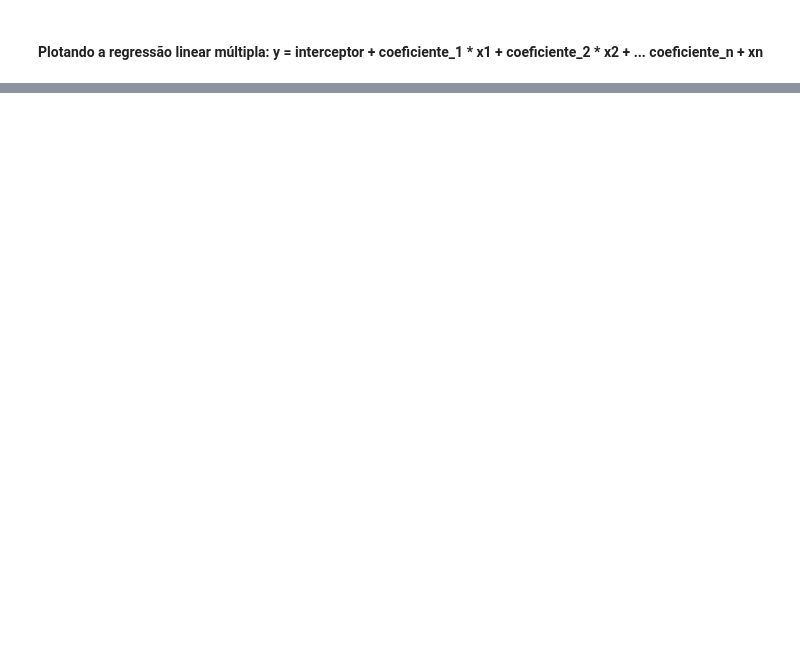
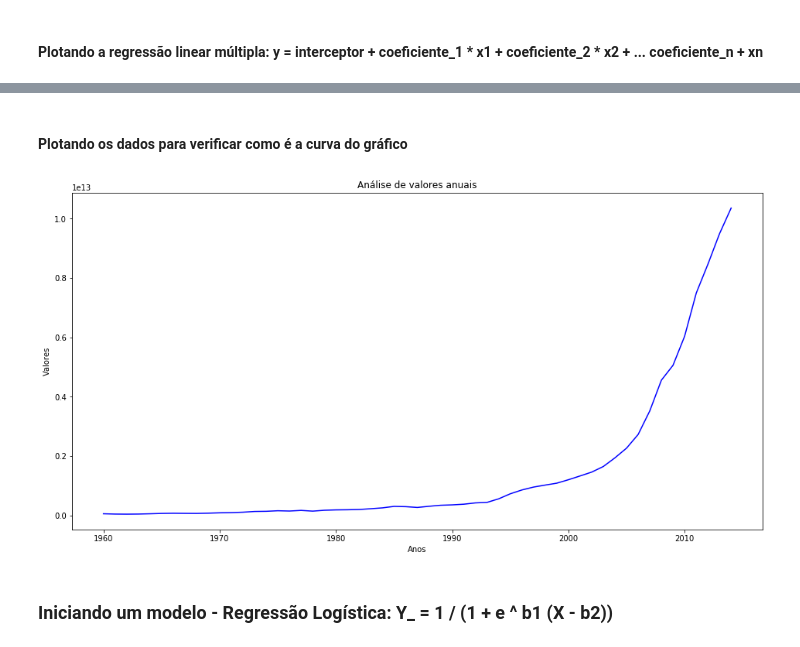
Before and after one commit to vhnegrisoli/ibm-machine-learning-python, a Jupyter notebook: 01 - Aprendizado Supervisionado - Regressão.ipynb, the cells around one changed output, grey strips where cells are left out. Cells and saved outputs as stored; diff of their text form; code cells hidden in the pictures; blank space fills up the shorter version.

Commit message:
Adiciona conteúdo sobre regressão logística

```diff
--- a/01 - Aprendizado Supervisionado - Regressão.ipynb
+++ b/01 - Aprendizado Supervisionado - Regressão.ipynb
@@ -278,0 +282,3 @@ Teste R2-Score: 0.6591644939904925
+# %%
+dados = pd.read_csv('dados/china_gdp.csv')
+dados.head()
@@ -278,0 +294,2 @@ Teste R2-Score: 0.6591644939904925
+# %%
+dados_x, dados_y = (dados['Year'].values, dados['Value'].values)
@@ -278,0 +322,13 @@ Teste R2-Score: 0.6591644939904925
+# %% [markdown]
+#### Plotando os dados para verificar como é a curva do gráfico
+# %%
+plt.plot(
+    dados_x,
+    dados_y,
+    'b'
+)
+configurar_plot('Análise de valores anuais', 'Anos', 'Valores', 16, 8)
+# %% [output]
+[figure, added]
+# %% [markdown]
+### Iniciando um modelo - Regressão Logística:  Y_ = 1 / (1 + e ^ b1 (X - b2))
```
Also changed, not shown: parts of 35 cells of this notebook, 1 other file.
